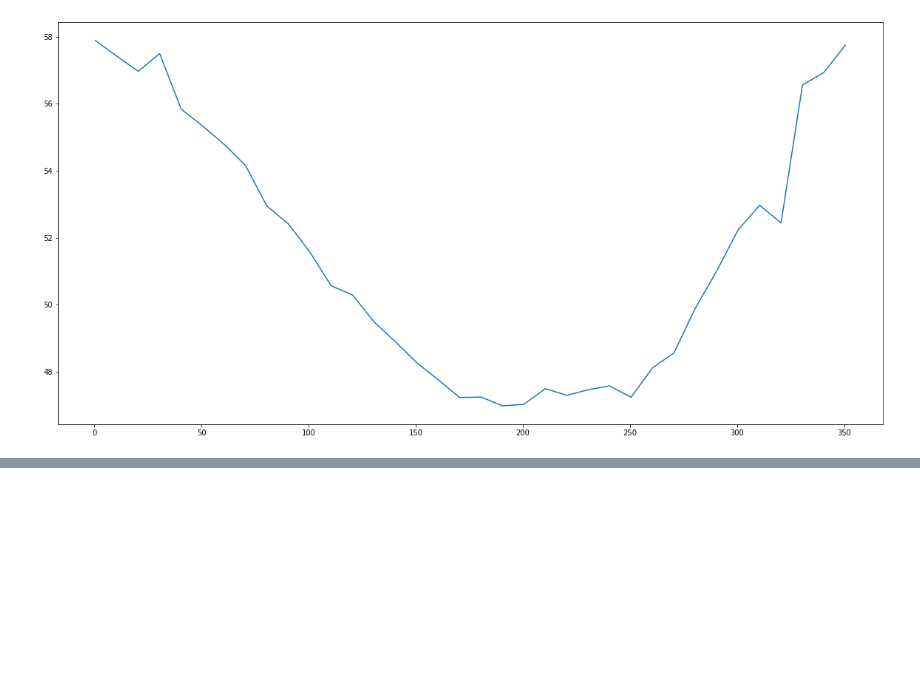
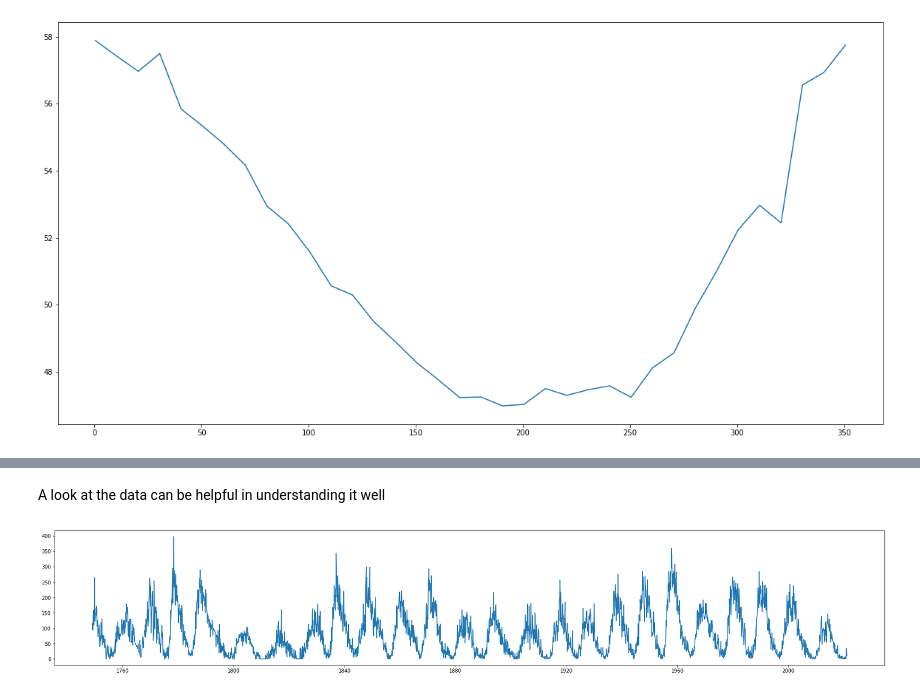
Before and after one commit to kenseiAmit/ai_ml, a Jupyter notebook: Learning NumPy Arrays.ipynb, the cells around one changed output, grey strips where cells are left out. Saved outputs shown, nothing was run; the diff lists cells and outputs as text; code cells hidden in the pictures; blank space fills up the shorter version.

```diff
--- a/Learning NumPy Arrays.ipynb
+++ b/Learning NumPy Arrays.ipynb
@@ -655,0 +780,13 @@ dateWeather.astype(object).month
+# %% [markdown]
+A look at the data can be helpful in understanding it well
+# %%
+# Set the figure size
+plt.figure(figsize=(30, 5))
+
+# Plot the number of sunspots against date
+plt.plot(dateSunspot, sunspotsSunspot)
+
+# Show the plot
+plt.show()
+# %% [output]
+[figure, added]
```
Also changed, not shown: parts of 26 cells of this notebook, 1 other file.
